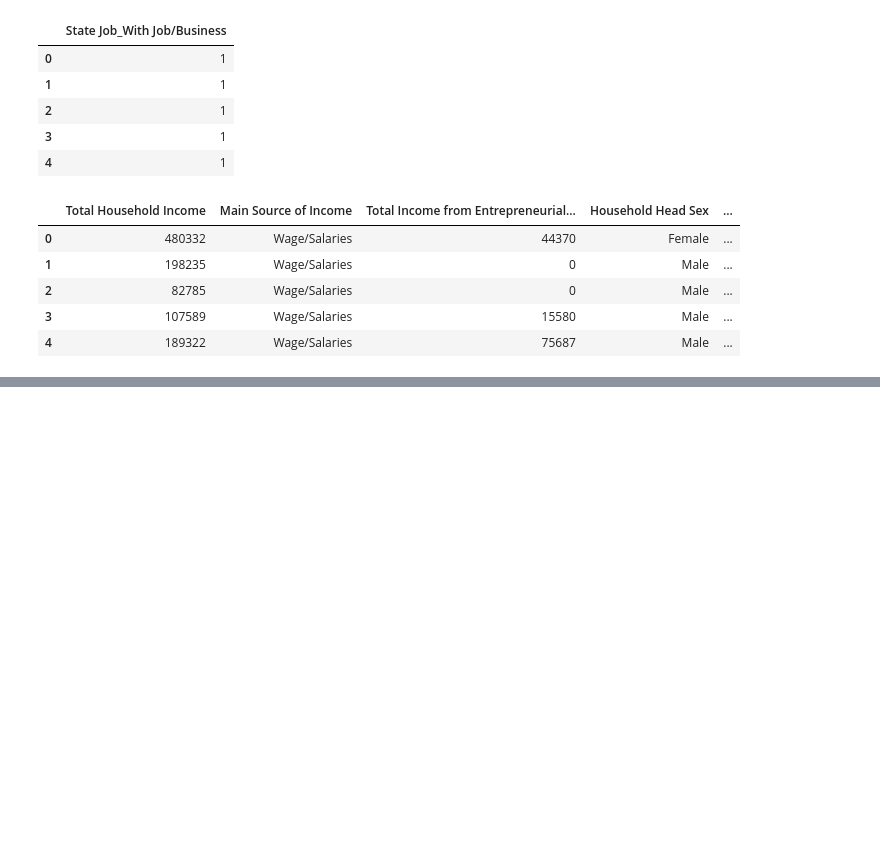
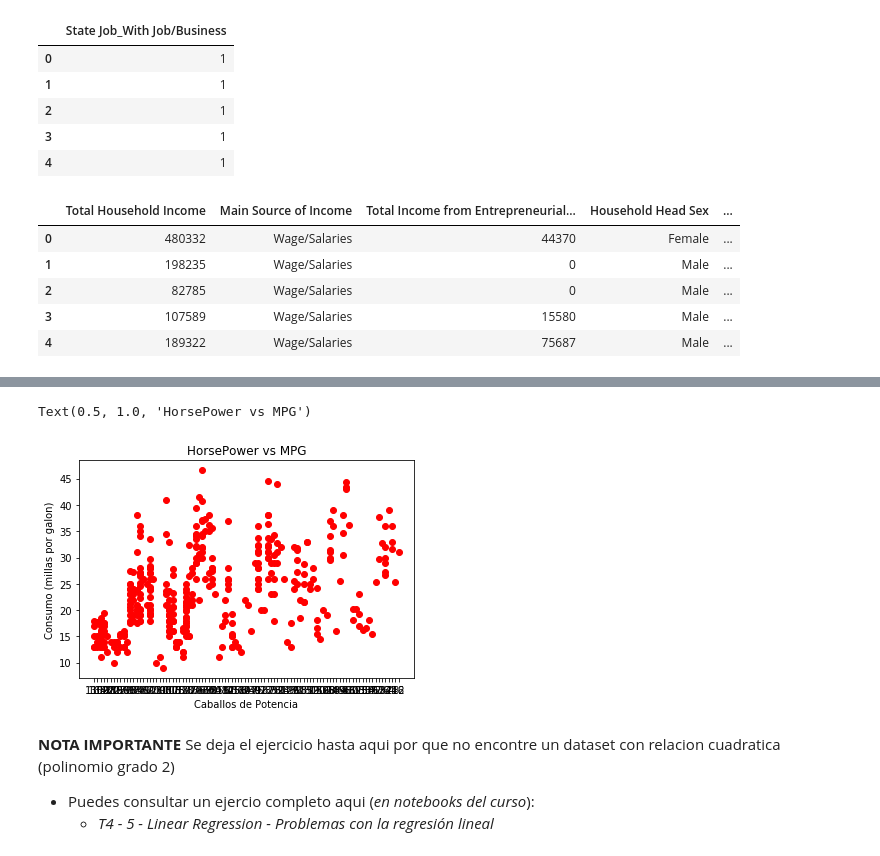
Before and after one commit to luisbenitez02/MachineLearningExamples, a Jupyter notebook: notebooks/02-MultiLinnearRegression-Categorical Varaibles.ipynb, the cells around one changed output, grey strips where cells are left out. Drawn from its saved outputs; the diff is of its cells as text; code cells hidden in the pictures; blank space fills up the shorter version.

```diff
--- a/notebooks/02-MultiLinnearRegression-Categorical Varaibles.ipynb
+++ b/notebooks/02-MultiLinnearRegression-Categorical Varaibles.ipynb
@@ -326,0 +383,3 @@ data_new.head()
+# %%
+data2 = pd.read_csv("../datasets/auto-mpg.csv")
+data2.head()
@@ -326,0 +393,18 @@ data_new.head()
+# %%
+%matplotlib inline
+data2["mpg"] = data2["mpg"].dropna()#borro columnas vacias
+data2["horsepower"] = data2["horsepower"].dropna()#borro columnas vacias
+plt.plot(data2["horsepower"], data2["mpg"], "ro")#primero dato en x,y ; luego rojo y en bolitas
+
+#pongo titulos a ejes
+plt.xlabel("Caballos de Potencia")#o horsepower
+plt.ylabel("Consumo (millas por galon)")#mpg
+plt.title("HorsePower vs MPG")
+# %% [output]
+Text(0.5, 1.0, 'HorsePower vs MPG')
+[figure, added]
+# %% [markdown]
+**NOTA IMPORTANTE**
+Se deja el ejercicio hasta aqui por que no encontre un dataset con relacion cuadratica (polinomio grado 2)
+* Puedes consultar un ejercio completo aqui (_en notebooks del curso_):
+    * _T4 - 5 - Linear Regression - Problemas con la regresión lineal_
```
Also changed, not shown: parts of 10 cells of this notebook, 2 other files.
